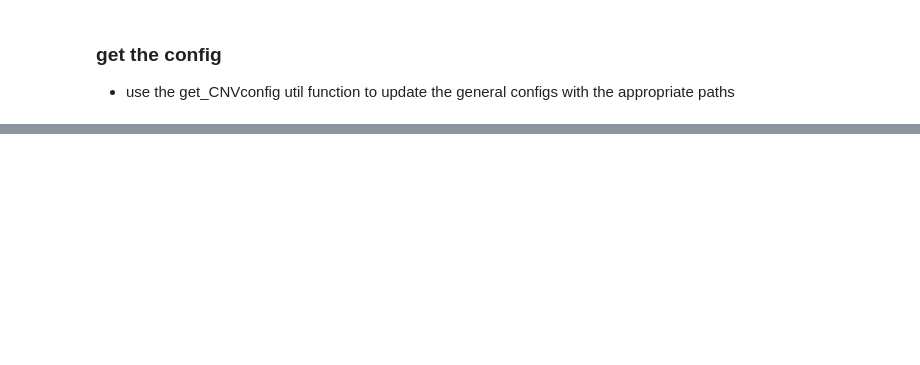
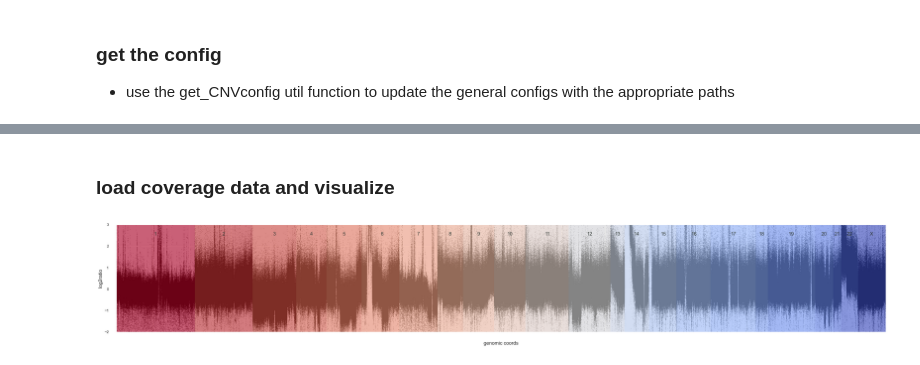
Before and after one commit to Mar111tiN/myCNV, a Jupyter notebook: nb/3_rollingCoverage.ipynb, the cells around one changed output, grey strips where cells are left out. Drawn from its saved outputs; the diff is of its cells as text; code cells hidden in the pictures; blank space fills up the shorter version.

Commit message:
add rolling coverage

```diff
--- a/nb/3_rollingCoverage.ipynb
+++ b/nb/3_rollingCoverage.ipynb
@@ -3,18 +3,21 @@
 import sys
 import os
 import matplotlib.pyplot as plt
+# use seaborn plotting defaults
+import seaborn as sns; sns.set()
 sys.path.append('../code')
 
 # import package functions
 from script_utils_CNV import get_CNVconfig, show_output
-from plot import plot_snp, plot_genomic
+from plot import plot_cov
 from script_utils_CNV import show_output
-from rollingCov import apply_rolling_coverage
+from rollingCov import rolling_coverage
+from combineCNV import filter_cov
 
 
 # HOME
 home = '/Users/mahtin'
-# home = '/Users/martinscience'
+home = '/Users/martinscience'
 
 # standard paths
 static = os.path.join(home, "Dropbox/Icke/Work/static")
@@ -25,6 +28,7 @@ PON_path = os.path.join(static, "PON/HAEv7_hg38_NovaSeq")
 cnvdata = os.path.join(tooldata, "myCNVdata")
 output_path = os.path.join(cnvdata, "output")
 plot_path = os.path.join(cnvdata, "plot")
+fig_path = os.path.join(cnvdata, "figures")
 # %% [markdown]
 ### get the config
 + use the get_CNVconfig util function to update the general configs with the appropriate paths
@@ -695,0 +68,32 @@ rolling_cov_df
+# %% [markdown]
+### load coverage data and visualize
+# %%
+sample = "03_A-B"
+cov_rawdf = pd.read_csv(os.path.join(output_path, f"cov/{sample}.cov.gz"), sep="\t", compression="gzip")
+
+
+fig_params = dict(
+    figsize=(42,6),
+    colormap='coolwarm_r',
+    color_chroms=True,
+    ylim=(-2,3)
+)
+log2 = dict(
+        title='log2ratio',
+        plot_type='scatter',   # ['line', 'scatter']
+        data='log2ratio2',
+        plot_args=dict(
+            linewidth=0.3,
+            color='black',
+            s=.5,
+            alpha=.7
+        ))
+
+
+
+fig, ax, _, chrom_df = plot_cov(cov_rawdf, plots=[log2], chroms='all', region='', **fig_params)
+# fig.savefig(os.path.join(cnvdata, "figures/03_GC_cov.jpeg"))
+# cov_noGC_df = pd.read_csv(os.path.join(output_path, f"cov/{sample}.noGC.cov.gz"), sep="\t", compression="gzip")
+# fig.savefig(os.path.join(cnvdata, "figures/03_GC_cov.jpeg"))
+# %% [output]
+[figure, added]
```
Also changed, not shown: parts of 66 cells of this notebook, 8 other files.
